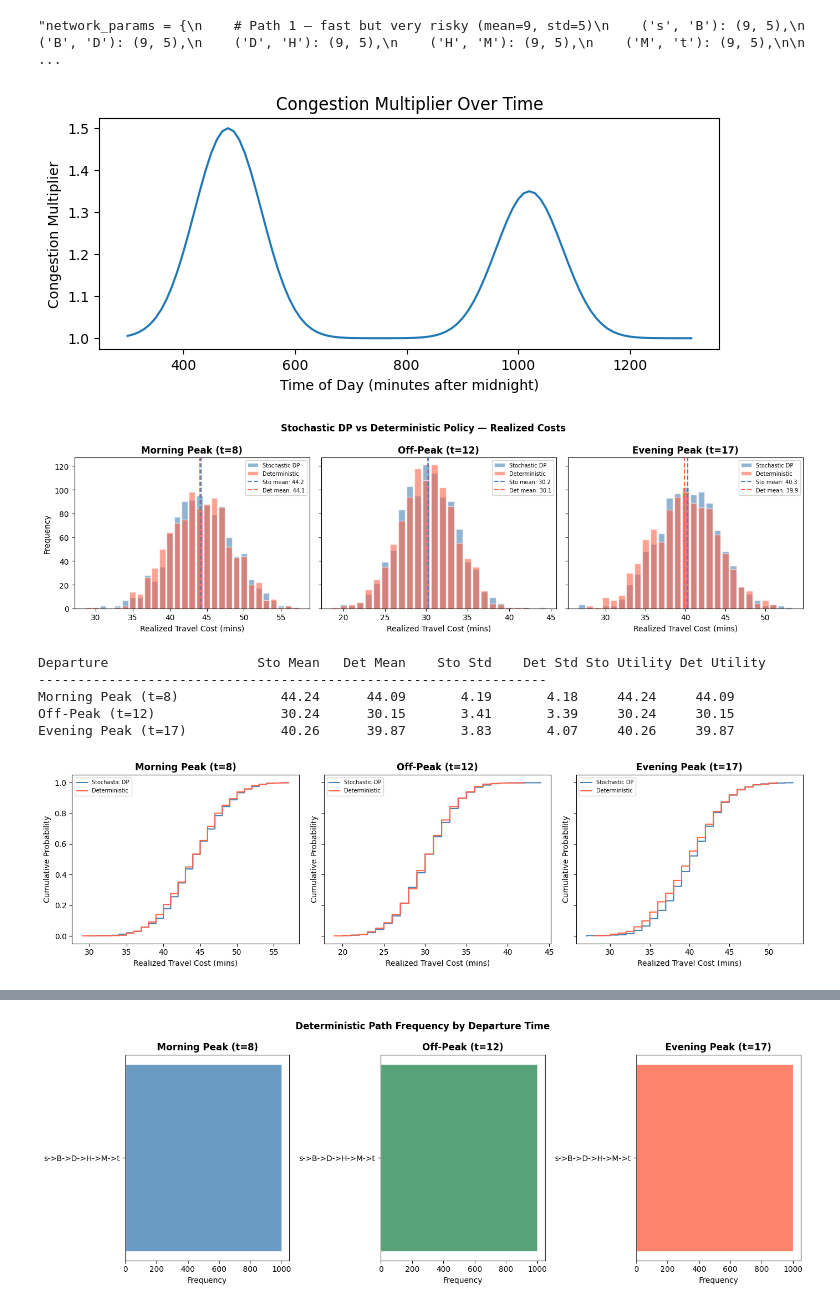
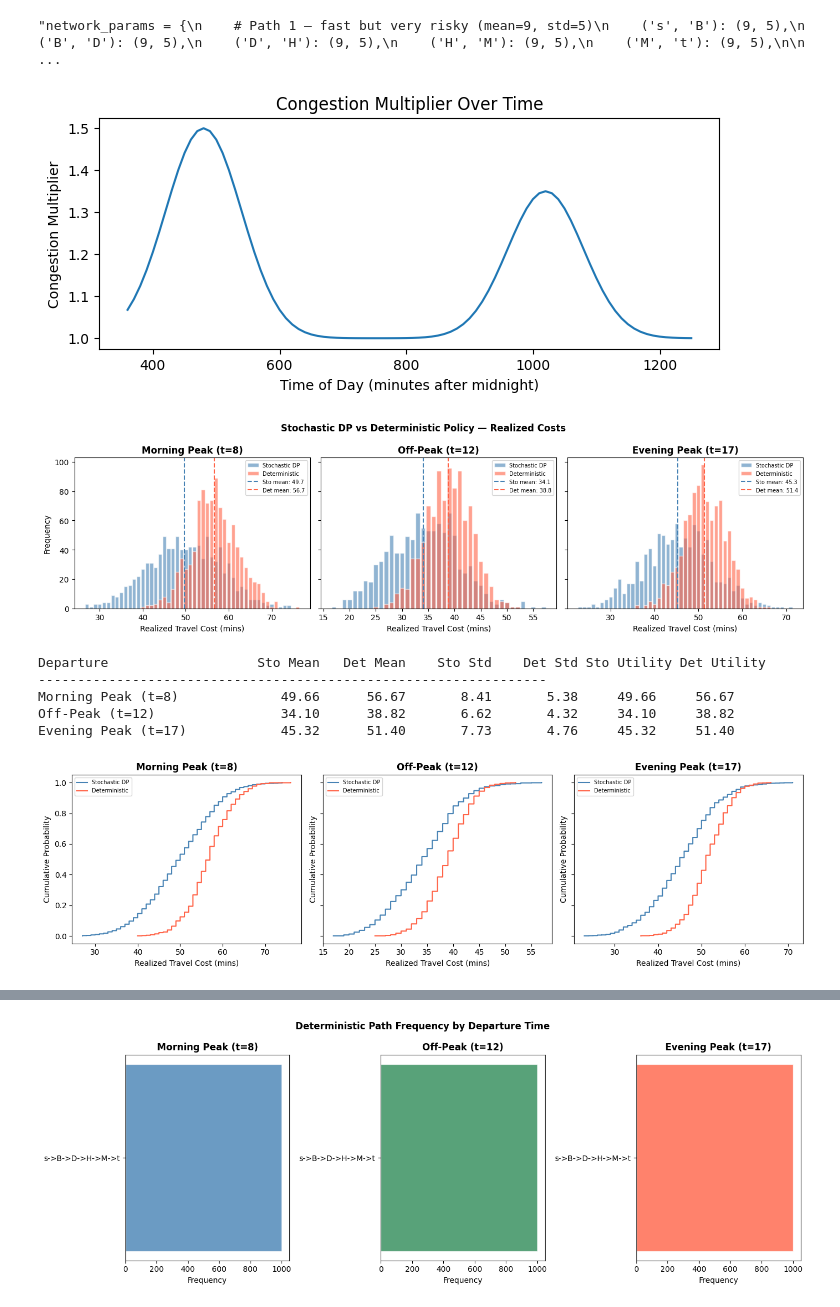
Before and after one commit to Kymapo/ISE754, a Jupyter notebook: Traffic Network Practice.ipynb, the cells around one changed output, grey strips where cells are left out. Drawn from its saved outputs; the diff is of its cells as text; code cells hidden in the pictures.

Commit message:
Lognormal sampling and risk splitting

```diff
--- a/Traffic Network Practice.ipynb
+++ b/Traffic Network Practice.ipynb
@@ -483,8 +484,8 @@ plt.show()
 # %%
 ## Forward induction (Dijkstra)
 
-T_min = 5*60
-T_max = 22*60
+T_min = 6*60
+T_max = 21*60
 policy = {}
 
 for node in G.nodes():
@@ -623,15 +624,15 @@ for node, t, p1, p2 in mismatches:
 # travel times now in minutes (5-15 min per link)
 network_params = {
     ('s', 'A'): (8, 2),
-    ('s', 'B'): (5, 1),
+    ('s', 'B'): (9, 1),
     ('s', 'C'): (12, 3),
     ('A', 'D'): (7, 2),
     ('A', 'E'): (8, 2),
-    ('B', 'D'): (5, 1),
-    ('B', 'F'): (10, 6),
+    ('B', 'D'): (8, 1),
+    ('B', 'F'): (10, 4),
     ('C', 'F'): (6, 1),
     ('C', 'G'): (9, 2),
-    ('D', 'H'): (7, 2),
+    ('D', 'H'): (7, 3),
     ('D', 'I'): (11, 3),
     ('E', 'H'): (5, 1),
     ('E', 'I'): (8, 2),
@@ -640,7 +641,7 @@ network_params = {
     ('G', 'J'): (10, 3),
     ('G', 'K'): (5, 3),
     ('H', 'L'): (8, 2),
-    ('H', 'M'): (5, 1),
+    ('H', 'M'): (6, 2),
     ('I', 'L'): (6, 1),
     ('I', 'M'): (9, 2),
     ('J', 'K'): (7, 2),
@@ -650,7 +651,7 @@ network_params = {
     ('L', 'N'): (7, 2),
     ('L', 't'): (10, 3),
     ('M', 'N'): (5, 1),
-    ('M', 't'): (8, 2),
+    ('M', 't'): (9, 2),
     ('N', 't'): (4, 1),
 }
 # %% [markdown]
@@ -705,6 +706,7 @@ def get_mean(base_mean, t):
     return base_mean * congestion
 
 plt.figure(figsize=(8, 3))
+T_min, T_max = 6*60, 21*60
 times = np.arange(T_min, T_max, 10)
 congestion = 1 + 0.5 * (np.exp(-0.5*((times-480)/60)**2) + 0.7*np.exp(-0.5*((times-1020)/60)**2))
 plt.xlabel("Time of Day (minutes after midnight)")
@@ -716,14 +718,22 @@ def get_std(base_std, t):
     congestion = 1 + 0.3 * (np.exp(-0.5*((t-480)/60)**2) + 0.7*np.exp(-0.5*((t-1020)/60)**2))
     return base_std * congestion
 
+def lognormal_params(mean, std):
+    # convert mean and std to lognormal mu and sigma
+    sigma2 = np.log(1 + (std/mean)**2)
+    mu = np.log(mean) - sigma2/2
+    return mu, np.sqrt(sigma2)
+
 def get_stochastic_travel_time(link, t):
     base_mean, base_std = network_params[link]
     mean = get_mean(base_mean, t)
     std = get_std(base_std, t)
+    mu, sigma = lognormal_params(mean, std)
     return max(1, round(np.random.normal(mean, std))) # ensure travel time is at least 1, and round to nearest minute. This is the only stochastic piece!
+    #return max(base_mean, round(np.random.lognormal(mu, sigma))) # ensure travel time is at least base mean, and round to nearest minute. This is the only stochastic piece!
 
 lam = 0
-def new_expected_cost(link, t, V, v, lam=0): # change lambda here AND ABOVE. 0.75 is good example for different behaviors
+def new_expected_cost(link, t, V, v, lam=0): # change lambda here AND ABOVE.        0.75 is good example for different behaviors with risk avoidance network
     # Monte Carlo estimate of expected cost by sampling travel times
     samples = [get_stochastic_travel_time(link, t) for _ in range(100)]
     total_costs = []
@@ -735,10 +745,10 @@ def new_expected_cost(link, t, V, v, lam=0): # change lambda here AND ABOVE. 0.7
         return float('inf')
     return np.mean(total_costs) + lam * np.std(total_costs)
 # %% [output]
-[figure, old version]
+[figure, new version]
 # %%
-T_min = 5*60
-T_max = 22*60
+T_min = 6*60
+T_max = 21*60
 
 V_s = {(n, t): float('inf') for n in G.nodes() for t in range(T_min, T_max + 1)}
 policy_s = {}
@@ -762,7 +772,7 @@ for t in range(T_max - 1, T_min - 1, -1):
         if best_next is not None:
             policy_s[(node, t)] = best_next
 # %%
-def simulate_trip(policy, start, t, T_max=22*60):
+def simulate_trip(policy, start, t, T_max=21*60):
     path = [start]
     node = start
     time = t
@@ -819,39 +829,39 @@ for ax, (t, label) in zip(axes, zip(departure_times, labels)):
     ax.hist(sto_costs, bins=bins, align='left', rwidth=0.8,
             alpha=0.6, color='steelblue', edgecolor='white', label='Stochastic DP')
     ax.hist(det_costs, bins=bins, align='left', rwidth=0.8,
             alpha=0.6, color='tomato', edgecolor='white', label='Deterministic')
 
     ax.axvline(np.mean(sto_costs), color='steelblue', linestyle='--', linewidth=1.5,
                label=f'Sto mean: {np.mean(sto_costs):.1f}')
     ax.axvline(np.mean(det_costs), color='tomato', linestyle='--', linewidth=1.5,
                label=f'Det mean: {np.mean(det_costs):.1f}')
 
     ax.set_title(label, fontweight='bold')
     ax.set_xlabel('Realized Travel Cost (mins)')
     ax.legend(fontsize=7)
 
 axes[0].set_ylabel('Frequency')
 fig.suptitle('Stochastic DP vs Deterministic Policy — Realized Costs', fontweight='bold')
 plt.tight_layout()
 plt.show()
 
 # summary comparison
 print(f"{'Departure':<25} {'Sto Mean':>10} {'Det Mean':>10} {'Sto Std':>10} {'Det Std':>10} {'Sto Utility':>10} {'Det Utility':>10}")
 print("-" * 65)
 for t, label in zip(departure_times, labels):
     print(f"{label:<25} {np.mean(results_sto[t]['costs']):>10.2f} "
           f"{np.mean(results_det[t]['costs']):>10.2f} "
           f"{np.std(results_sto[t]['costs']):>10.2f} "
           f"{np.std(results_det[t]['costs']):>10.2f}"
           f"{np.mean(results_sto[t]['costs']) + lam * np.std(results_sto[t]['costs']):>10.2f}"
           f"{np.mean(results_det[t]['costs']) + lam * np.std(results_det[t]['costs']):>10.2f}")
 # %% [output]
-[figure, old version]
+[figure, new version]
 Departure                   Sto Mean   Det Mean    Sto Std    Det Std Sto Utility Det Utility
 -----------------------------------------------------------------
-Morning Peak (t=8)             44.24      44.09       4.19       4.18     44.24     44.09
-Off-Peak (t=12)                30.24      30.15       3.41       3.39     30.24     30.15
-Evening Peak (t=17)            40.26      39.87       3.83       4.07     40.26     39.87
+Morning Peak (t=8)             49.66      56.67       8.41       5.38     49.66     56.67
+Off-Peak (t=12)                34.10      38.82       6.62       4.32     34.10     38.82
+Evening Peak (t=17)            45.32      51.40       7.73       4.76     45.32     51.40
 # %%
 fig, axes = plt.subplots(1, 3, figsize=(14, 4), sharey=True)
 labels = ['Morning Peak (t=8)', 'Off-Peak (t=12)', 'Evening Peak (t=17)']
@@ -873,7 +883,7 @@ for ax, (t, label) in zip(axes, zip(departure_times, labels)):
 plt.tight_layout()
 plt.show()
 # %% [output]
-[figure, old version]
+[figure, new version]
 # %%
 from collections import Counter
 
```
Also changed, not shown: parts of 6 cells of this notebook.
